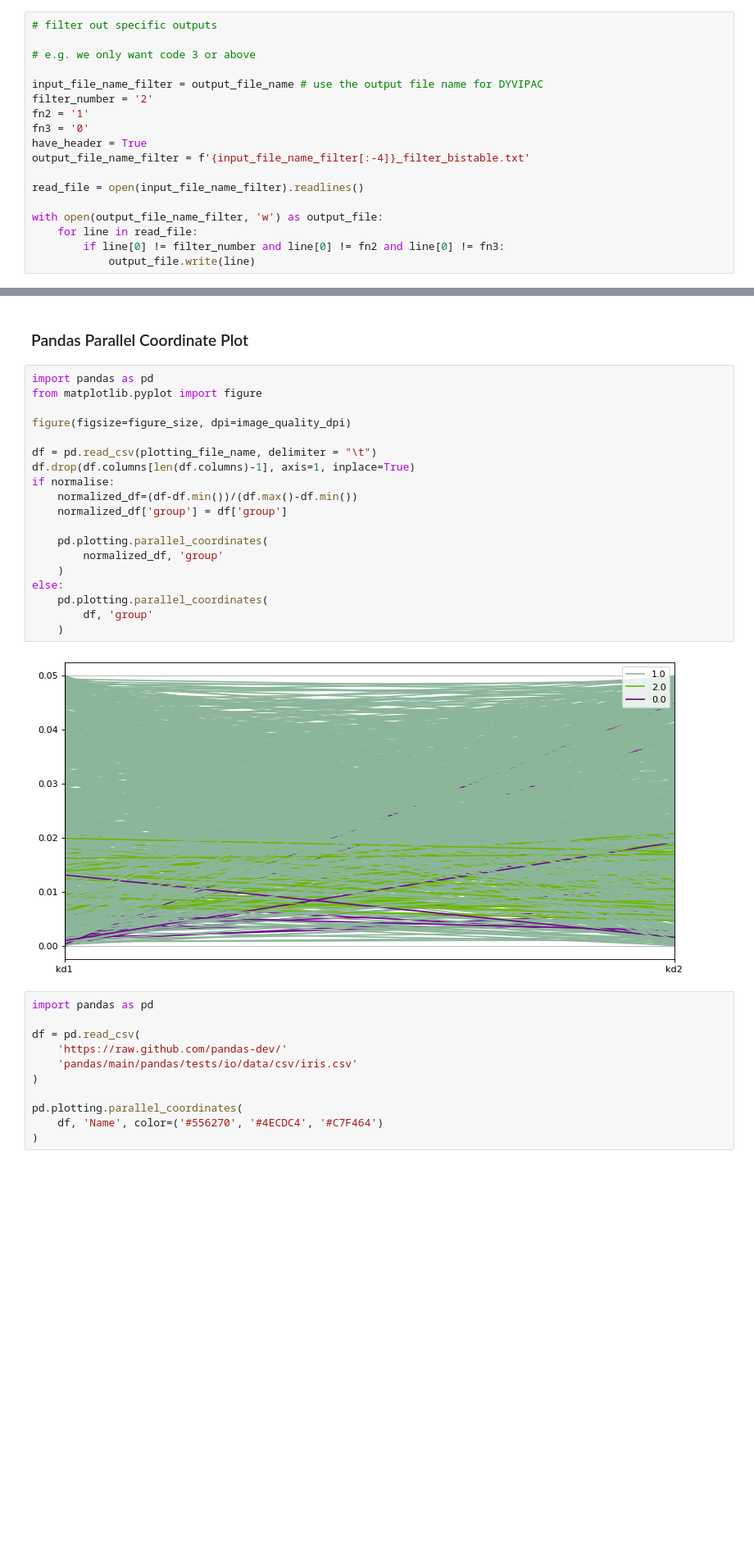
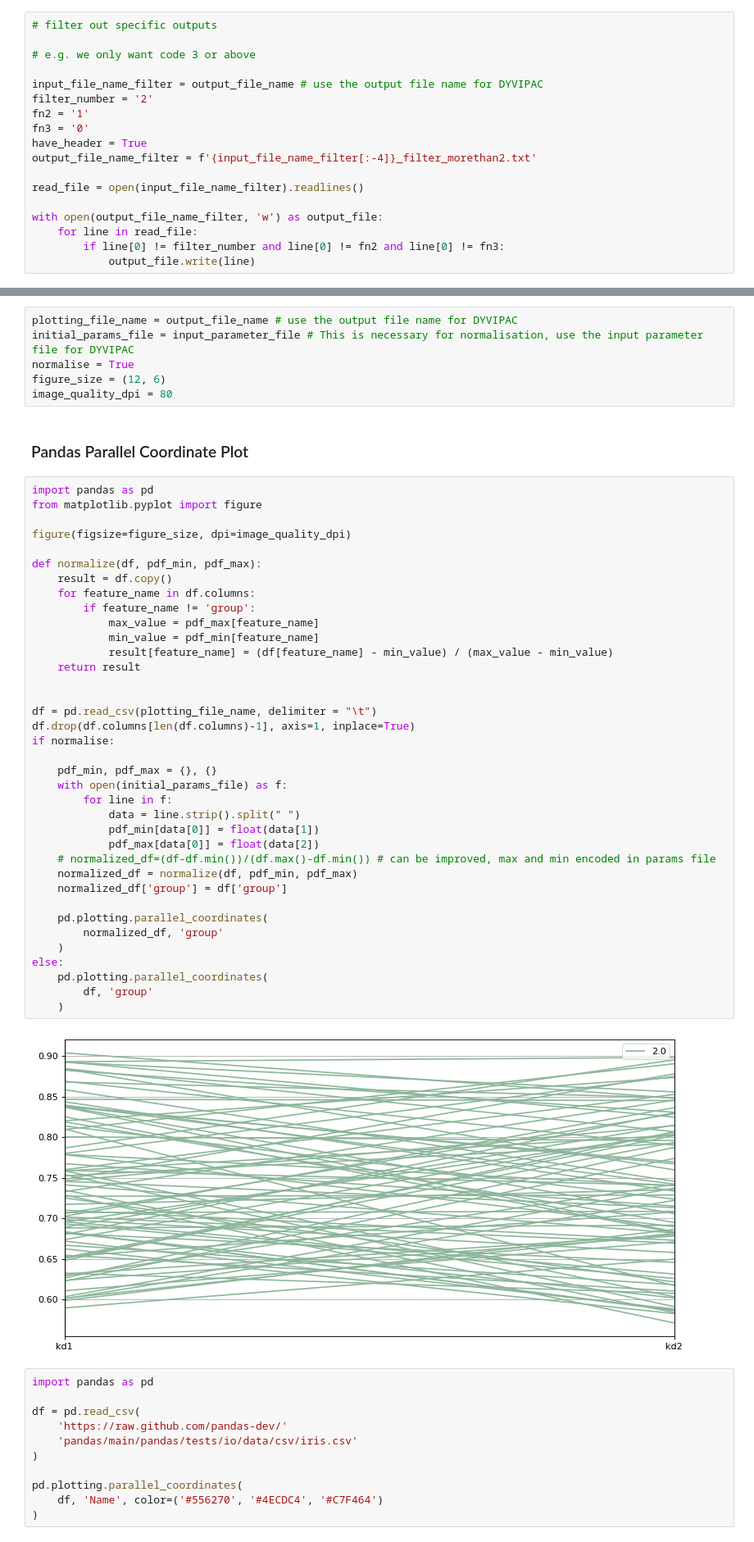
Before and after one commit to NguyenLabNetworkModeling/pyDYVIPAC, a Jupyter notebook: pc_2.ipynb, the cells around one changed output, grey strips where cells are left out. Shown at 82% size. Saved outputs shown, nothing was run; the diff lists cells and outputs as text; blank space fills up the shorter version.

```diff
--- a/pc_2.ipynb
+++ b/pc_2.ipynb
@@ -854,7 +846,7 @@ filter_number = '2'
 fn2 = '1'
 fn3 = '0'
 have_header = True
-output_file_name_filter = f'{input_file_name_filter[:-4]}_filter_bistable.txt'
+output_file_name_filter = f'{input_file_name_filter[:-4]}_filter_morethan2.txt'
 
 read_file = open(input_file_name_filter).readlines()
 
@@ -893,26 +880,50 @@ image_quality_dpi = 80
+# %%
+plotting_file_name = output_file_name # use the output file name for DYVIPAC
+initial_params_file = input_parameter_file # This is necessary for normalisation, use the input parameter file for DYVIPAC
+normalise = True
+figure_size = (12, 6)
+image_quality_dpi = 80
 # %% [markdown]
 ### Pandas Parallel Coordinate Plot
 # %%
 import pandas as pd
 from matplotlib.pyplot import figure
 
 figure(figsize=figure_size, dpi=image_quality_dpi)
 
+def normalize(df, pdf_min, pdf_max):
+    result = df.copy()
+    for feature_name in df.columns:
+        if feature_name != 'group':
+            max_value = pdf_max[feature_name]
+            min_value = pdf_min[feature_name]
+            result[feature_name] = (df[feature_name] - min_value) / (max_value - min_value)
+    return result
+
+
 df = pd.read_csv(plotting_file_name, delimiter = "\t")
 df.drop(df.columns[len(df.columns)-1], axis=1, inplace=True)
 if normalise:
-    normalized_df=(df-df.min())/(df.max()-df.min())
+
+    pdf_min, pdf_max = {}, {}
+    with open(initial_params_file) as f:
+        for line in f:
+            data = line.strip().split(" ")
+            pdf_min[data[0]] = float(data[1])
+            pdf_max[data[0]] = float(data[2])
+    # normalized_df=(df-df.min())/(df.max()-df.min()) # can be improved, max and min encoded in params file
+    normalized_df = normalize(df, pdf_min, pdf_max)
     normalized_df['group'] = df['group']
 
     pd.plotting.parallel_coordinates(
         normalized_df, 'group'
     )
 else:
     pd.plotting.parallel_coordinates(
         df, 'group'
     )
 # %% [output]
-[figure, old version]
+[figure, new version]
 # %%
 import pandas as pd
 
```
Also changed, not shown: parts of 12 cells of this notebook.
